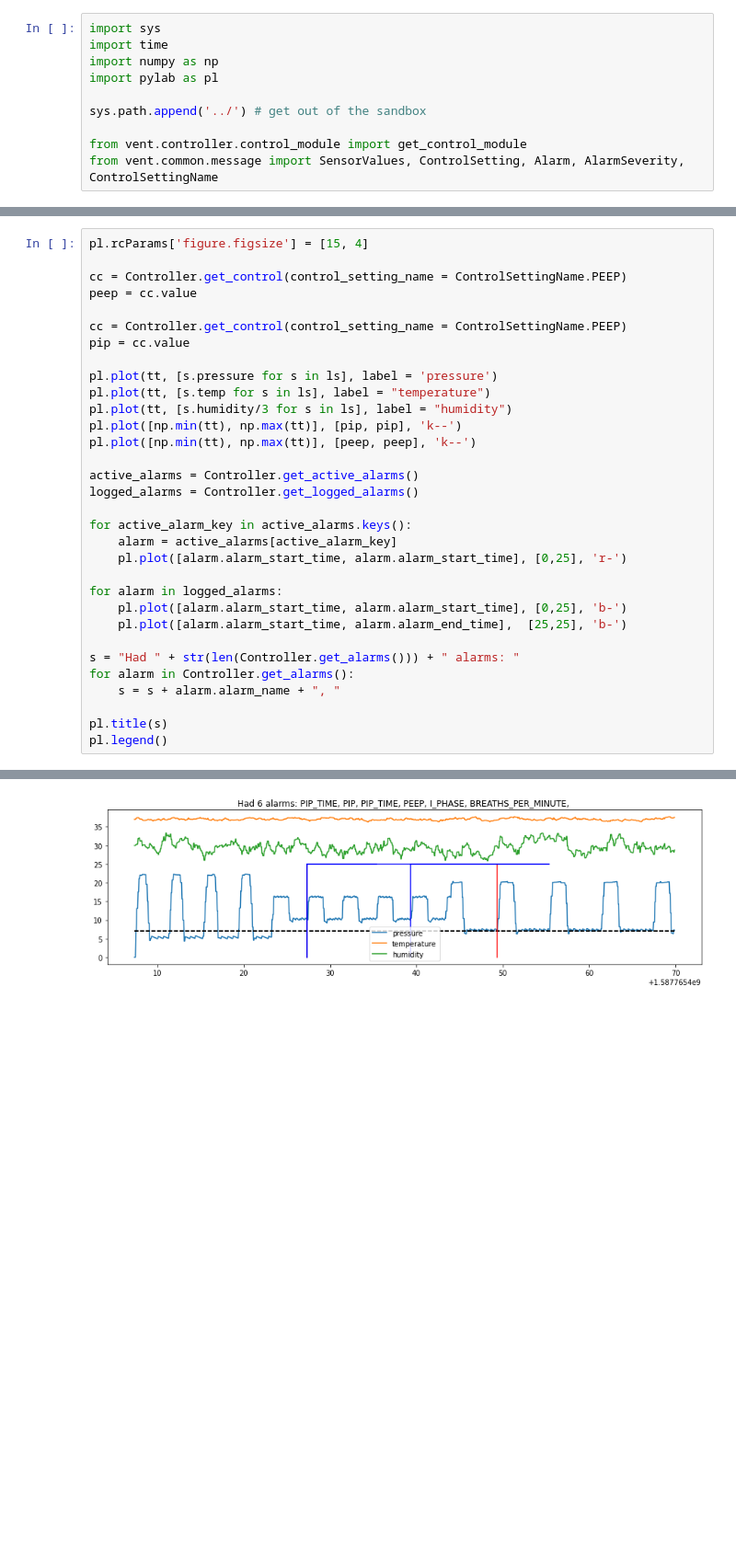
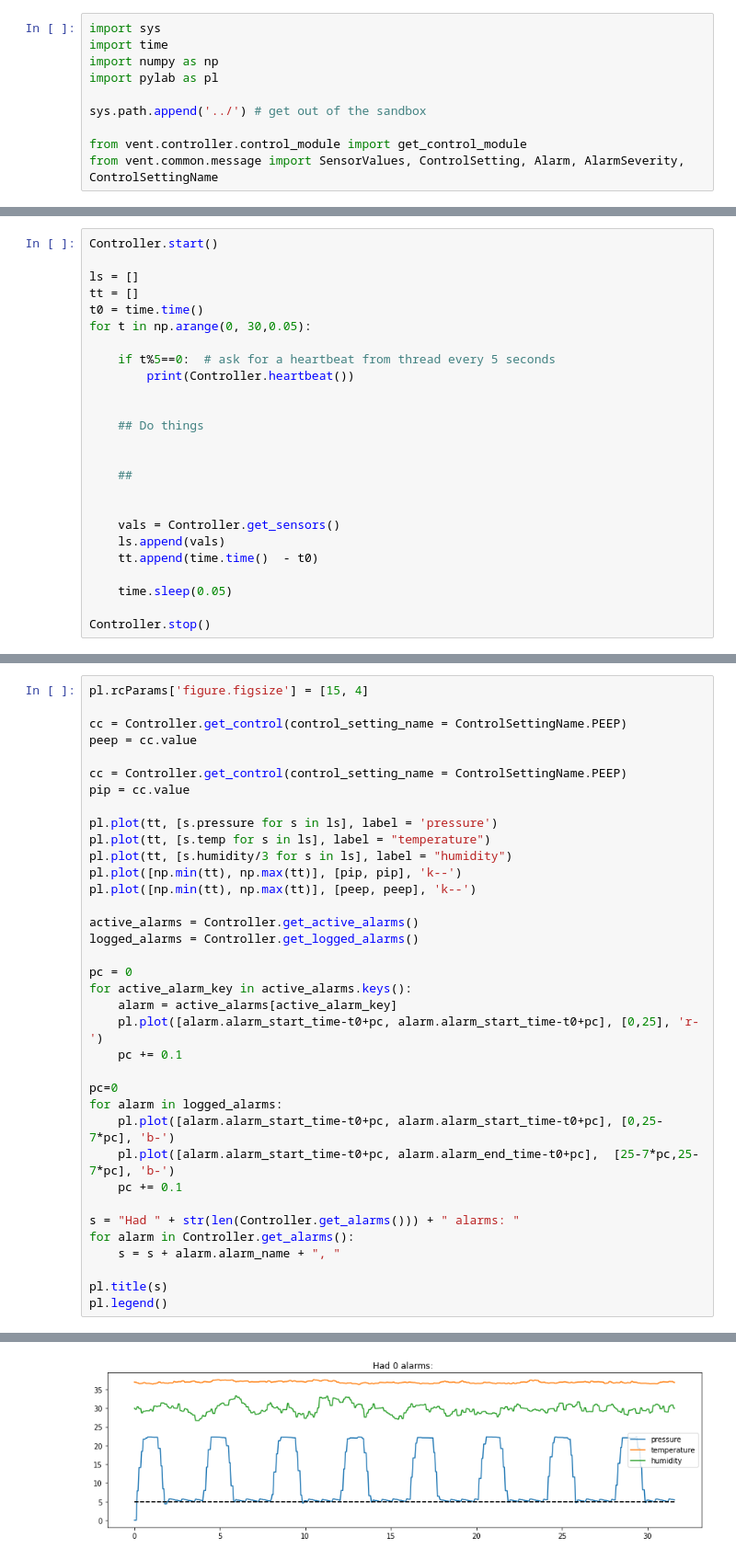
Before and after one commit to CohenLabPrinceton/pvp, a Jupyter notebook: sandbox/testPIDControllerClass.ipynb, the cells around one changed output, grey strips where cells are left out. Shown at 92% size. Cells and saved outputs as stored; diff of their text form; blank space fills up the shorter version.

```diff
--- a/sandbox/testPIDControllerClass.ipynb
+++ b/sandbox/testPIDControllerClass.ipynb
@@ -86,0 +13,25 @@ Current loop = 5528.
+# %%
+Controller.start()
+
+ls = []
+tt = []
+t0 = time.time()
+for t in np.arange(0, 30,0.05):
+
+    if t%5==0:  # ask for a heartbeat from thread every 5 seconds
+        print(Controller.heartbeat())
+
+
+    ## Do things
+
+
+    ##
+
+
+    vals = Controller.get_sensors()
+    ls.append(vals)
+    tt.append(time.time()  - t0)
+
+    time.sleep(0.05)
+
+Controller.stop()
@@ -88,34 +46,38 @@ Current loop = 5528.
 pl.rcParams['figure.figsize'] = [15, 4]
 
 cc = Controller.get_control(control_setting_name = ControlSettingName.PEEP)
 peep = cc.value
 
 cc = Controller.get_control(control_setting_name = ControlSettingName.PEEP)
 pip = cc.value
 
 pl.plot(tt, [s.pressure for s in ls], label = 'pressure')
 pl.plot(tt, [s.temp for s in ls], label = "temperature")
 pl.plot(tt, [s.humidity/3 for s in ls], label = "humidity")
 pl.plot([np.min(tt), np.max(tt)], [pip, pip], 'k--')
 pl.plot([np.min(tt), np.max(tt)], [peep, peep], 'k--')
 
 active_alarms = Controller.get_active_alarms()
 logged_alarms = Controller.get_logged_alarms()
 
+pc = 0
 for active_alarm_key in active_alarms.keys():
     alarm = active_alarms[active_alarm_key]
-    pl.plot([alarm.alarm_start_time, alarm.alarm_start_time], [0,25], 'r-')
+    pl.plot([alarm.alarm_start_time-t0+pc, alarm.alarm_start_time-t0+pc], [0,25], 'r-')
+    pc += 0.1
 
+pc=0
 for alarm in logged_alarms:
-    pl.plot([alarm.alarm_start_time, alarm.alarm_start_time], [0,25], 'b-')
-    pl.plot([alarm.alarm_start_time, alarm.alarm_end_time],  [25,25], 'b-')
+    pl.plot([alarm.alarm_start_time-t0+pc, alarm.alarm_start_time-t0+pc], [0,25-7*pc], 'b-')
+    pl.plot([alarm.alarm_start_time-t0+pc, alarm.alarm_end_time-t0+pc],  [25-7*pc,25-7*pc], 'b-')
+    pc += 0.1
 
 s = "Had " + str(len(Controller.get_alarms())) + " alarms: "
 for alarm in Controller.get_alarms():
     s = s + alarm.alarm_name + ", "
 
 pl.title(s)
 pl.legend()
 # %% [output]
 <matplotlib.legend.Legend at 0x...>
-[figure, old version]
+[figure, new version]
```
Also changed, not shown: parts of 6 cells of this notebook.
